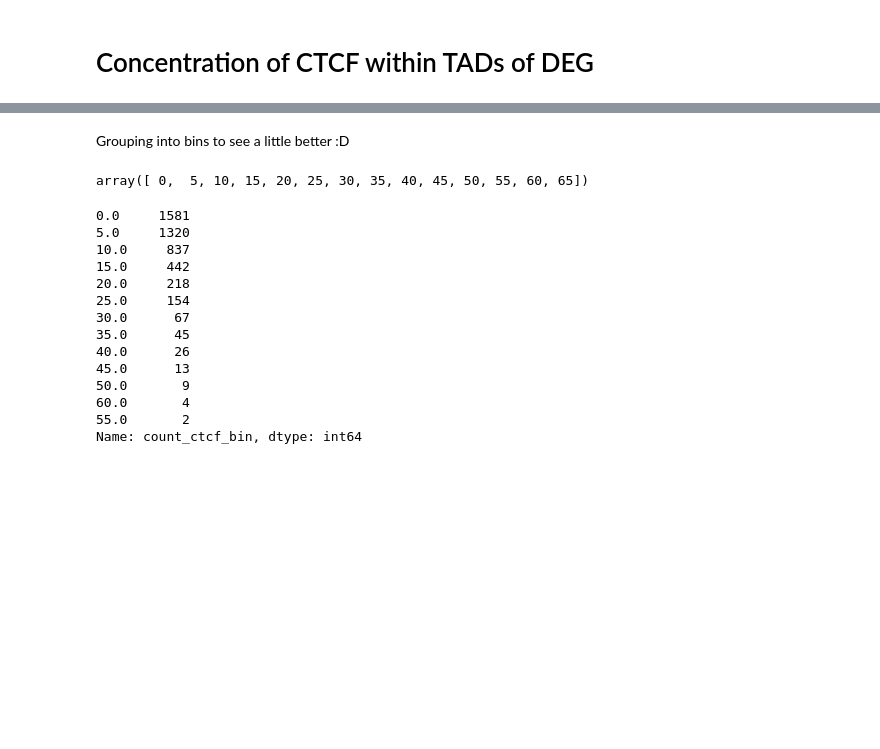
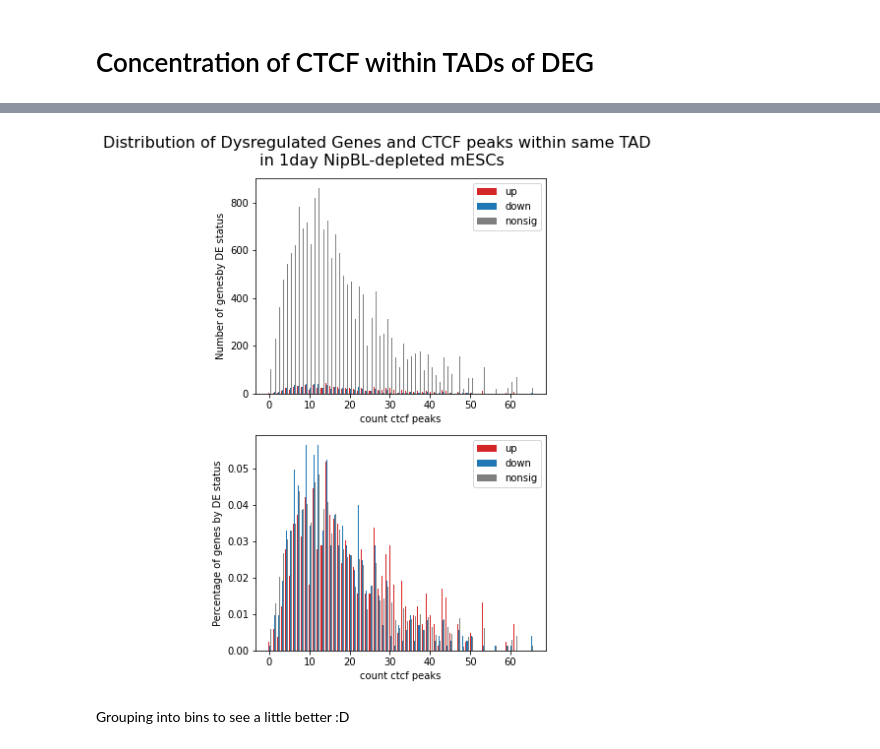
Before and after one commit to Bozhie/transcription_3Dfolding, a Jupyter notebook: transcription_3dfolding/transcription_data_analysis/20221108_dNipBL_proximal_proteins.ipynb, the cells around one changed output, grey strips where cells are left out. Cells and saved outputs as stored; diff of their text form; code cells hidden in the pictures; blank space fills up the shorter version.

```diff
--- a/transcription_3dfolding/transcription_data_analysis/20221108_dNipBL_proximal_proteins.ipynb
+++ b/transcription_3dfolding/transcription_data_analysis/20221108_dNipBL_proximal_proteins.ipynb
@@ -177,2 +184,33 @@ plt.show()
+# %%
+fig, axs = plt.subplots(2, 1, figsize=(5, 8))
+fig.suptitle(('Distribution of Dysregulated Genes and '
+             'CTCF peaks within same TAD \n in 1day NipBL-depleted mESCs'),
+             fontsize=16)
+
+# Defining TADs using midpoints between boundaries
+tad_mid_df = flt.tad_windows_from_boundaries(insulation_table, take_midpoint=True)
+
+# Annotate number of CTCF within the tad
+df = tad_mid_df.copy()
+ctcf_df = flt.get_peak_bioframe(chip_peaks_condition_dict['CTCF'])
+df['count_ctcf_peaks'] = bf.count_overlaps(df, ctcf_df)['count']
+
+pfn.group_features_by_region(df,
+                             day1_res_df,
+                             region_group_col='count_ctcf_peaks',
+                             ax=axs[0]
+                            )
+
+pfn.distribution_features_by_region(df,
+                             day1_res_df,
+                             region_group_col='count_ctcf_peaks',
+                             ax=axs[1]
+                            )
+
+
+plt.tight_layout()
+plt.show()
+# %% [output]
+[figure, added]
 # %% [markdown]
 Grouping into bins to see a little better :D
@@ -183,4 +216,0 @@ bin_edges = np.arange(0, 70, 5)
-# %%
-bin_edges
-# %% [output]
-array([ 0,  5, 10, 15, 20, 25, 30, 35, 40, 45, 50, 55, 60, 65])
@@ -199,17 +216,0 @@ for i in bin_edges:
-# %%
-df['count_ctcf_bin'].value_counts()
-# %% [output]
-0.0     1581
-5.0     1320
-10.0     837
-15.0     442
-20.0     218
-25.0     154
-30.0      67
-35.0      45
-40.0      26
-45.0      13
-50.0       9
-60.0       4
-55.0       2
-Name: count_ctcf_bin, dtype: int64
```
Also changed, not shown: parts of 21 cells of this notebook, 2 other files.
